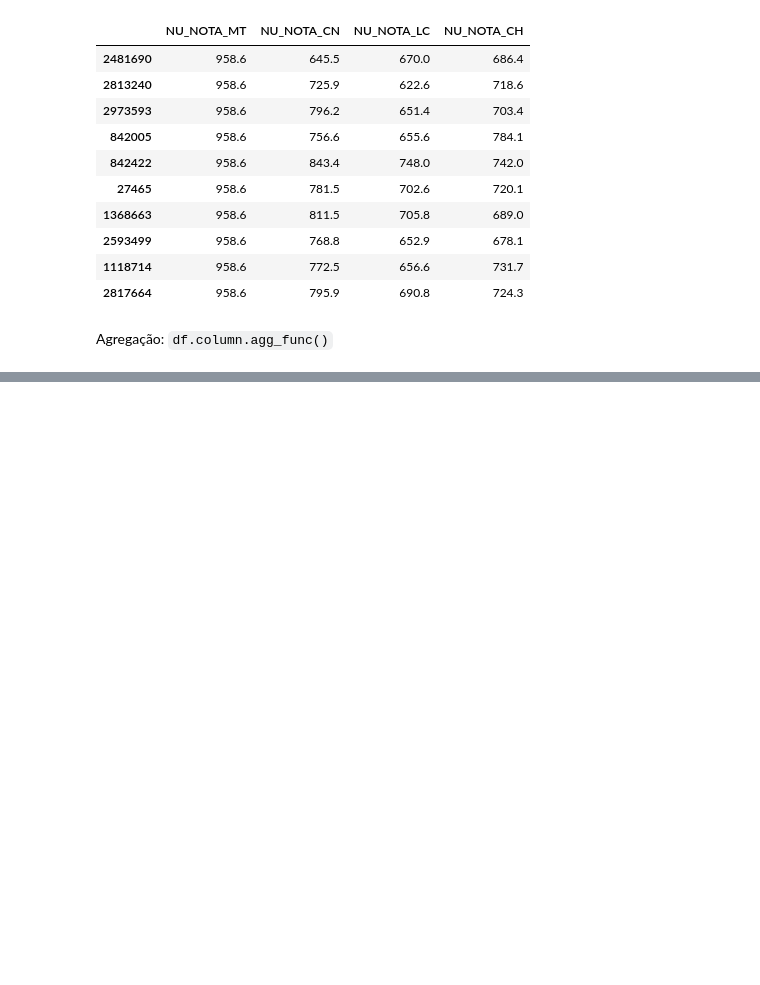
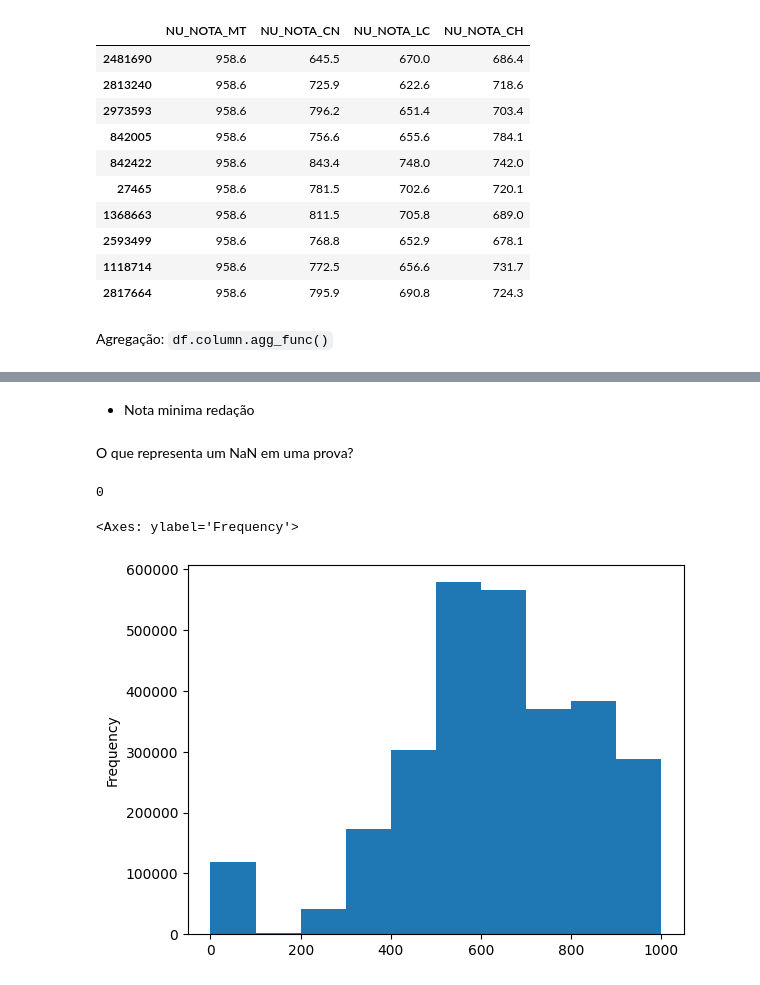
Before and after one commit to Rmcstt/Bootcamp-Data-Analytics, a Jupyter notebook: aula05.ipynb, the cells around one changed output, grey strips where cells are left out. Drawn from its saved outputs; the diff is of its cells as text; code cells hidden in the pictures; blank space fills up the shorter version.

```diff
--- a/aula05.ipynb
+++ b/aula05.ipynb
@@ -1138,0 +1212,8 @@ subset_tp_sexo_f.NU_NOTA_MT.median()
+# %% [markdown]
+- Nota minima redação
+# %% [markdown]
+O que representa um NaN em uma prova?
+# %%
+df[df.NU_NOTA_REDACAO.notna()].NU_NOTA_REDACAO.isna().sum()
+# %% [output]
+0
@@ -1138,0 +1224,5 @@ subset_tp_sexo_f.NU_NOTA_MT.median()
+# %%
+df.NU_NOTA_REDACAO.plot(kind = 'hist')
+# %% [output]
+<Axes: ylabel='Frequency'>
+[figure, added]
```
Also changed, not shown: parts of 15 cells of this notebook.
